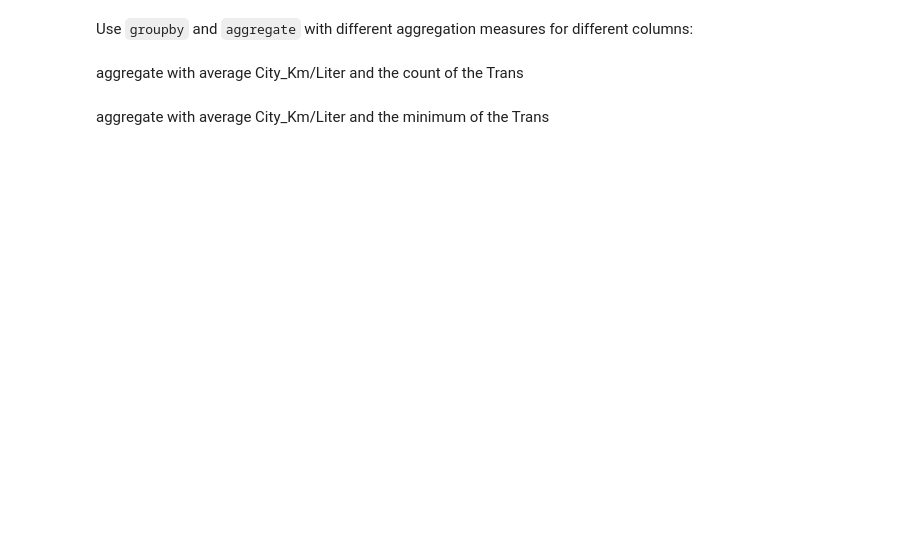
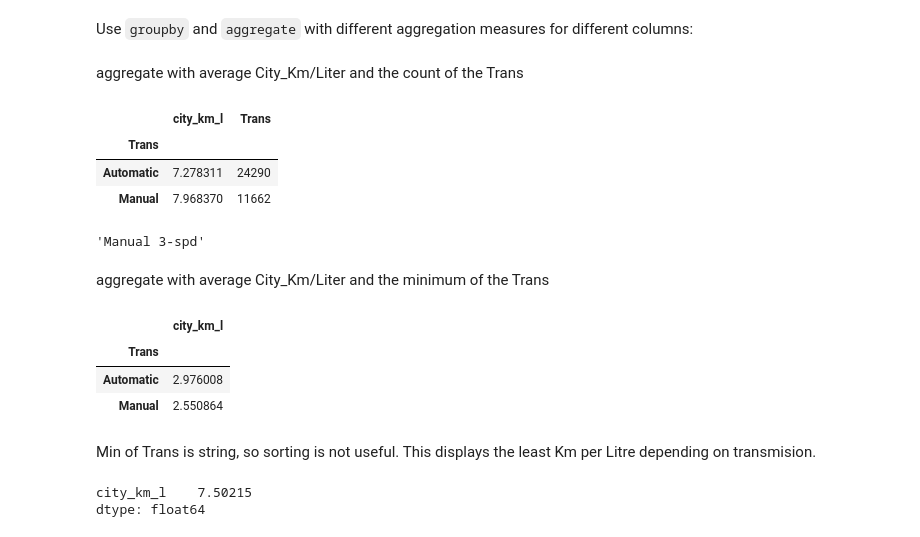
Before and after one commit to CrisQueCris/IronChristoph, a Jupyter notebook: Labs Groupby/Lab_Pandas_Grouping_Data_Vehicles.ipynb, the cells around one changed output. Drawn from its saved outputs; the diff is of its cells as text; code cells hidden in the pictures; blank space fills up the shorter version.

```diff
--- a/Labs Groupby/Lab_Pandas_Grouping_Data_Vehicles.ipynb
+++ b/Labs Groupby/Lab_Pandas_Grouping_Data_Vehicles.ipynb
@@ -171,0 +169,7 @@ Do cars with automatic transmission consume more fuel than cars with manual tran
+# %%
+## Your Code here
+cars['Trans'] = \
+    list( map(lambda x: 'Automatic' if ('Auto' in x) \
+              else 'Manual',cars['Transmission']) )
+
+cars['Trans'].value_counts()
@@ -175,7 +183,31 @@ Use `groupby` and `aggregate` with different aggregation measures for different
 aggregate with average City_Km/Liter and the count of the Trans
 # %%
 ## your code is here
+cars.groupby('Trans').agg({'city_km_l':'mean', 'Trans': 'count'})
+# %% [output]
+|  | city_km_l | Trans |
+| Trans |  |  |
+| Automatic | 7.278311 | 24290 |
+| Manual | 7.968370 | 11662 |
+# %%
+cars['Transmission'][cars['Trans']=='Manual'].min()
+# %% [output]
+'Manual 3-spd'
 # %% [markdown]
 aggregate with average City_Km/Liter and the minimum of the Trans
 # %%
 ### your code is here
+cars.groupby(['Trans']).agg({'city_km_l':'min'})
+# %% [output]
+|  | city_km_l |
+| Trans |  |
+| Automatic | 2.976008 |
+| Manual | 2.550864 |
+# %% [markdown]
+Min of Trans is string, so sorting is not useful. This displays the least Km per Litre depending on transmision.
+# %%
+## your code is here
+cars.agg({'city_km_l':'mean', 'Trans': 'min' })
+# %% [output]
+city_km_l    7.50215
+dtype: float64
```
Also changed, not shown: parts of 6 cells of this notebook.
